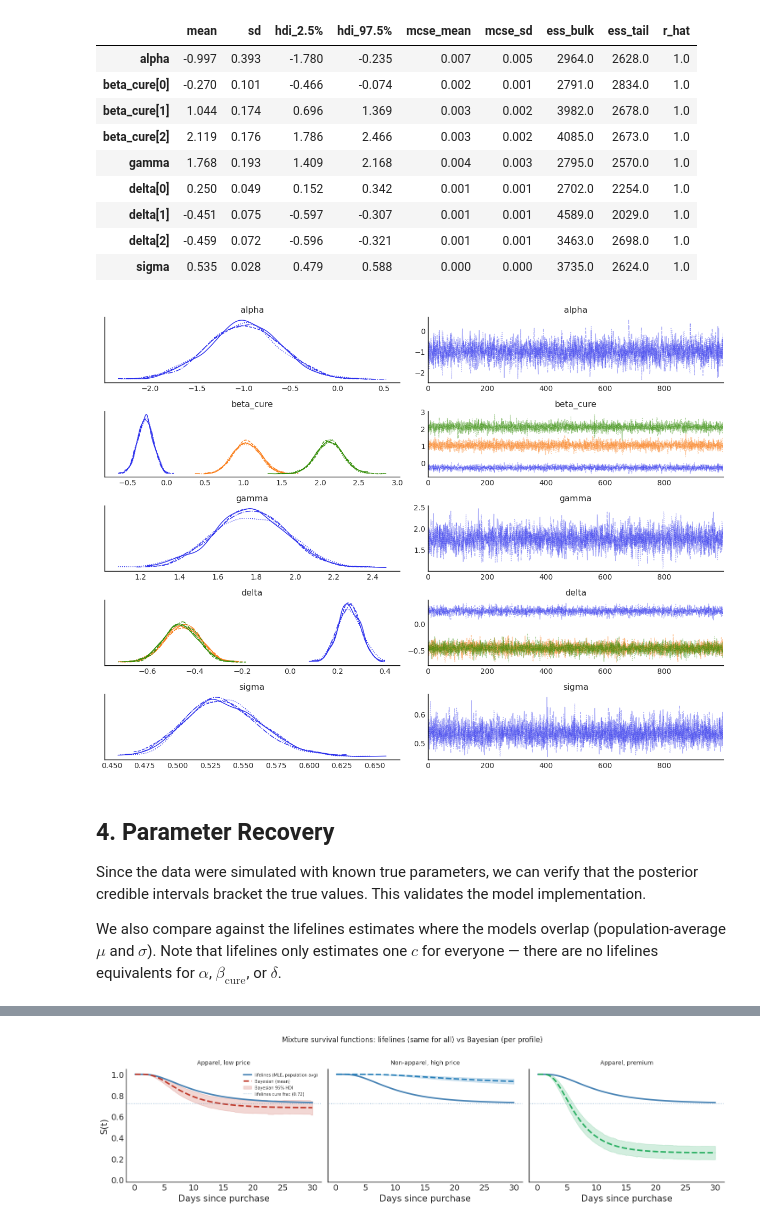
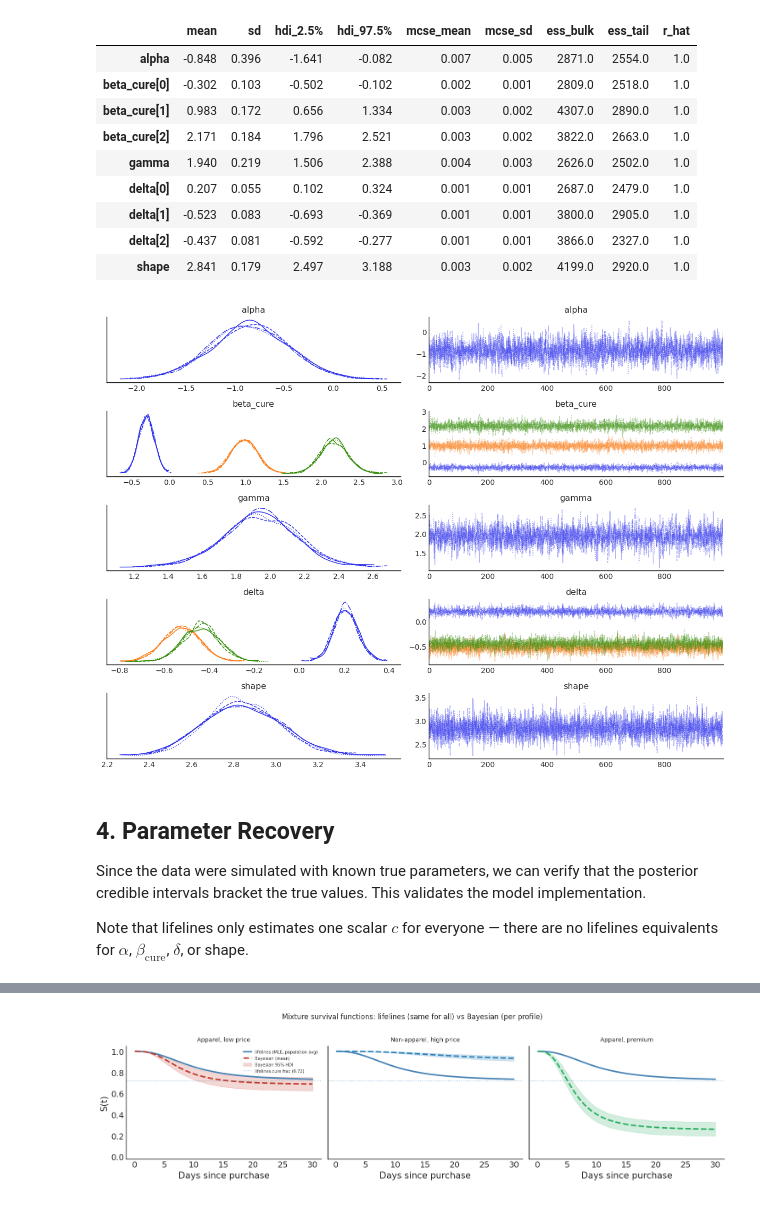
Before and after one commit to JohannBouwer/bayes-survival, a Jupyter notebook: notebooks/Cure_Introduction.ipynb, the cells around one changed output, grey strips where cells are left out. Saved outputs shown, nothing was run; the diff lists cells and outputs as text; code cells hidden in the pictures.

```diff
--- a/notebooks/Cure_Introduction.ipynb
+++ b/notebooks/Cure_Introduction.ipynb
@@ -76,13 +77,16 @@ true_beta  = np.array([-0.3, 1, 2])       # price (-), apparel (+), premium (+)
 pi_true     = stats.logistic.cdf(true_alpha + X @ true_beta)
 susceptible = np.random.binomial(1, pi_true)   # 1 = will eventually return
 
-# --- Timing sub-model: log-normal return times --------------------------------
+# --- Timing sub-model: log-logistic return times ------------------------------
 true_gamma = 1.95
 true_delta = np.array([0.2, -0.5, -0.4])      # price (+slower), apparel (-faster), premium (-faster)
-true_sigma = 0.5
+true_shape = 3.0                               # shape > 1: unimodal hazard
 
-mu_true  = true_gamma + X @ true_delta
-t_latent = np.random.lognormal(mu_true, true_sigma)
+lam_true = np.exp(true_gamma + X @ true_delta)
+
+# Log-logistic quantile: T = lam * (U / (1-U))^(1/shape) for U ~ Uniform(0,1)
+U = np.random.uniform(size=n)
+t_latent = lam_true * (U / (1.0 - U)) ** (1.0 / true_shape)
 
 # --- Observed data: right-censored at T = 30 days ----------------------------
 t_obs = np.where(susceptible & (t_latent <= T), t_latent, float(T))
@@ -91,6 +95,12 @@ event = (susceptible & (t_latent <= T)).astype(float)
 df = pd.DataFrame({'t': t_obs, 'event': event,
                    'log_price': log_price, 'category': category, 'premium': premium})
 
+# Average log-logistic scale for plotting
+mu_avg = true_gamma + np.mean(log_price) * true_delta[0] \
+                    + np.mean(category)  * true_delta[1] \
+                    + np.mean(premium)   * true_delta[2]
+lam_avg = np.exp(mu_avg)
+
 print(f'Observations        : {n}')
 print(f'Events (returns)    : {int(event.sum())} ({event.mean():.1%})')
 print(f'Time range          : {t_obs.min():.2f} – {t_obs.max():.0f} days')
@@ -218,7 +221,7 @@ An intercept is included in each sub-model automatically — pass raw covariates
 # %%
 X_fit = df[['log_price', 'category', 'premium']].values
 
-bayes_cure = LogNormalCureModel()
+bayes_cure = LogLogisticCureModel()
 bayes_cure.fit(X_fit, t_obs, event,
                draws=1000, tune=1000, chains=4, random_seed=42)
 # %% [output]
@@ -232,33 +235,33 @@ Sampling 4 chains for 1_000 tune and 1_000 draw iterations (4_000 + 4_000 draws
 # %%
-# Posterior summary — hdi_prob=0.95 for easier comparison with lifelines 95% CI
+# Posterior summary
 az.summary(bayes_cure.idata,
-           var_names=['alpha', 'beta_cure', 'gamma', 'delta', 'sigma'],
+           var_names=['alpha', 'beta_cure', 'gamma', 'delta', 'shape'],
            hdi_prob=0.95)
 # %% [output]
 |  | mean | sd | hdi_2.5% | hdi_97.5% | mcse_mean | mcse_sd | ess_bulk | ess_tail | r_hat |
-| alpha | -0.997 | 0.393 | -1.780 | -0.235 | 0.007 | 0.005 | 2964.0 | 2628.0 | 1.0 |
-| beta_cure[0] | -0.270 | 0.101 | -0.466 | -0.074 | 0.002 | 0.001 | 2791.0 | 2834.0 | 1.0 |
-| beta_cure[1] | 1.044 | 0.174 | 0.696 | 1.369 | 0.003 | 0.002 | 3982.0 | 2678.0 | 1.0 |
-| beta_cure[2] | 2.119 | 0.176 | 1.786 | 2.466 | 0.003 | 0.002 | 4085.0 | 2673.0 | 1.0 |
-| gamma | 1.768 | 0.193 | 1.409 | 2.168 | 0.004 | 0.003 | 2795.0 | 2570.0 | 1.0 |
-| delta[0] | 0.250 | 0.049 | 0.152 | 0.342 | 0.001 | 0.001 | 2702.0 | 2254.0 | 1.0 |
-| delta[1] | -0.451 | 0.075 | -0.597 | -0.307 | 0.001 | 0.001 | 4589.0 | 2029.0 | 1.0 |
-| delta[2] | -0.459 | 0.072 | -0.596 | -0.321 | 0.001 | 0.001 | 3463.0 | 2698.0 | 1.0 |
-| sigma | 0.535 | 0.028 | 0.479 | 0.588 | 0.000 | 0.000 | 3735.0 | 2624.0 | 1.0 |
+| alpha | -0.848 | 0.396 | -1.641 | -0.082 | 0.007 | 0.005 | 2871.0 | 2554.0 | 1.0 |
+| beta_cure[0] | -0.302 | 0.103 | -0.502 | -0.102 | 0.002 | 0.001 | 2809.0 | 2518.0 | 1.0 |
+| beta_cure[1] | 0.983 | 0.172 | 0.656 | 1.334 | 0.003 | 0.002 | 4307.0 | 2890.0 | 1.0 |
+| beta_cure[2] | 2.171 | 0.184 | 1.796 | 2.521 | 0.003 | 0.002 | 3822.0 | 2663.0 | 1.0 |
+| gamma | 1.940 | 0.219 | 1.506 | 2.388 | 0.004 | 0.003 | 2626.0 | 2502.0 | 1.0 |
+| delta[0] | 0.207 | 0.055 | 0.102 | 0.324 | 0.001 | 0.001 | 2687.0 | 2479.0 | 1.0 |
+| delta[1] | -0.523 | 0.083 | -0.693 | -0.369 | 0.001 | 0.001 | 3800.0 | 2905.0 | 1.0 |
+| delta[2] | -0.437 | 0.081 | -0.592 | -0.277 | 0.001 | 0.001 | 3866.0 | 2327.0 | 1.0 |
+| shape | 2.841 | 0.179 | 2.497 | 3.188 | 0.003 | 0.002 | 4199.0 | 2920.0 | 1.0 |
 # %%
 az.plot_trace(bayes_cure.idata,
-              var_names=['alpha', 'beta_cure', 'gamma', 'delta', 'sigma'],
+              var_names=['alpha', 'beta_cure', 'gamma', 'delta', 'shape'],
               compact=True, figsize=(12, 9))
 plt.tight_layout()
 plt.show()
 # %% [output]
-[figure, old version]
+[figure, new version]
 # %% [markdown]
 ## 4. Parameter Recovery
 
 Since the data were simulated with known true parameters, we can verify that the posterior credible intervals bracket the true values. This validates the model implementation.
 
-We also compare against the lifelines estimates where the models overlap (population-average $\mu$ and $\sigma$). Note that lifelines only estimates one $c$ for everyone — there are no lifelines equivalents for $\alpha$, $\beta_{\text{cure}}$, or $\delta$.
+Note that lifelines only estimates one scalar $c$ for everyone — there are no lifelines equivalents for $\alpha$, $\beta_{\text{cure}}$, $\delta$, or shape.
 # %%
 posterior = bayes_cure.idata.posterior
 bayes_sum = az.summary(bayes_cure.idata,
```
Also changed, not shown: parts of 17 cells of this notebook.
